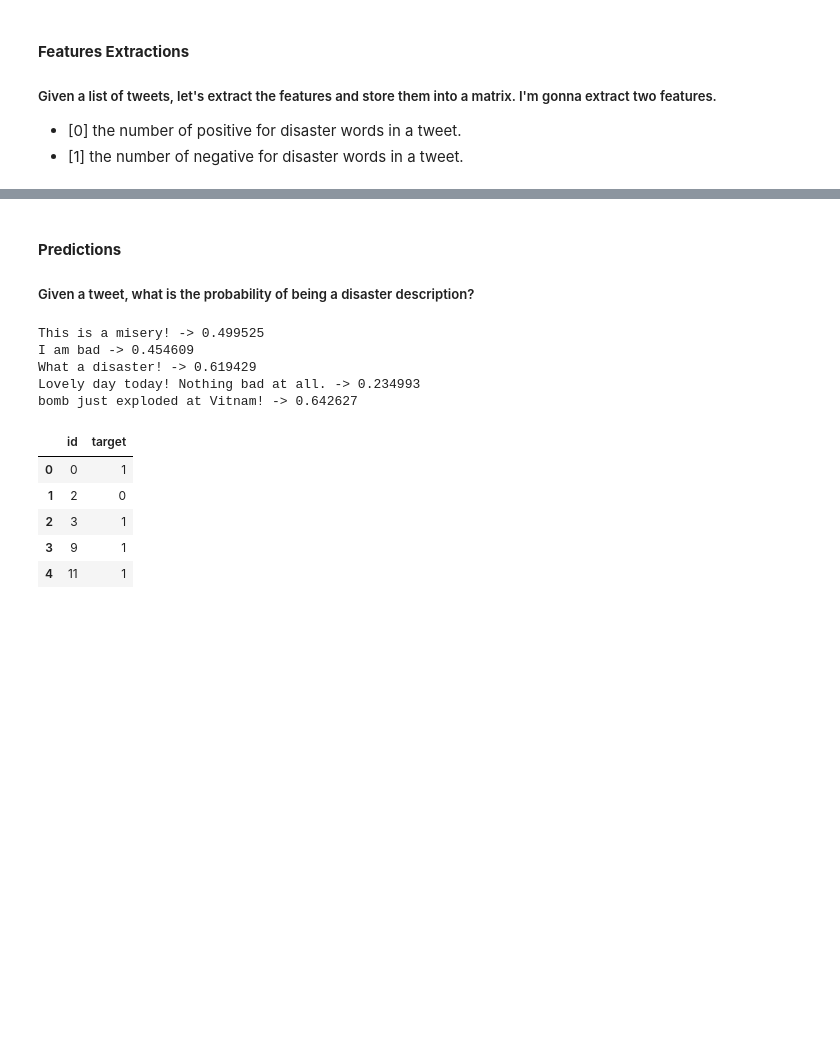
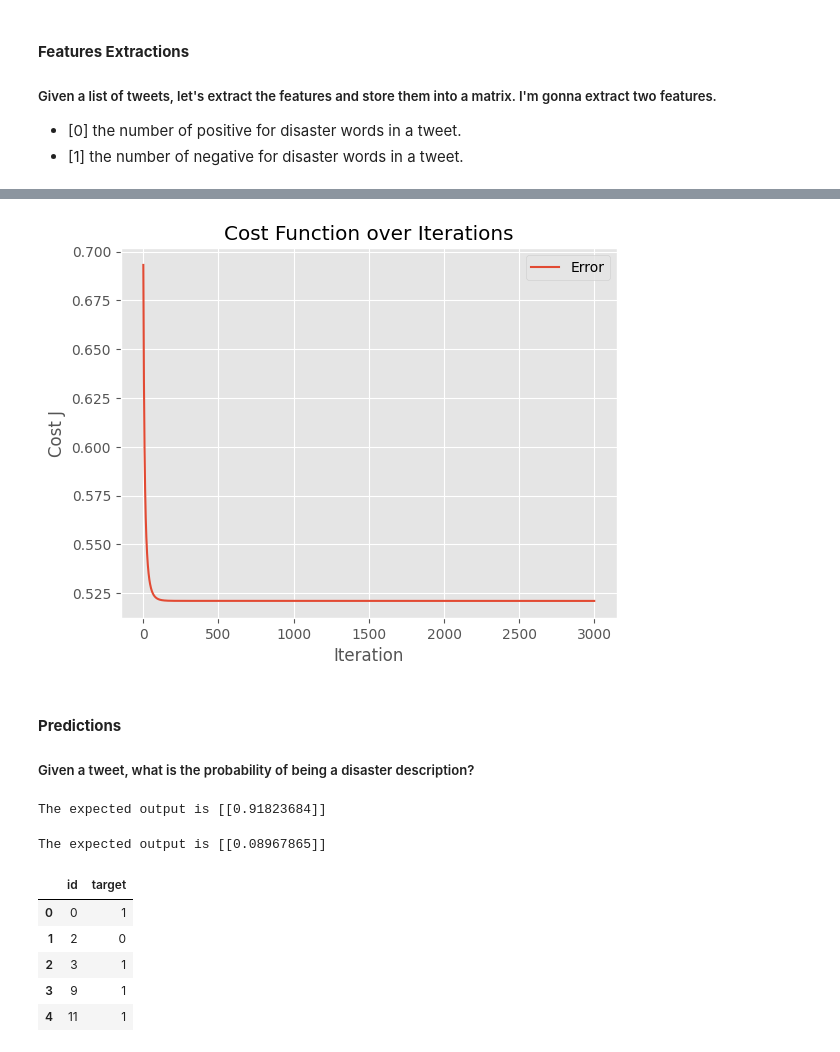
Before and after one commit to yvesemmanuel/nlp_disaster_tweets, a Jupyter notebook: Tweet_Disaster_Classification_logistic_regression.ipynb, the cells around one changed output, grey strips where cells are left out. Drawn from its saved outputs; the diff is of its cells as text; code cells hidden in the pictures; blank space fills up the shorter version.

```diff
--- a/Tweet_Disaster_Classification_logistic_regression.ipynb
+++ b/Tweet_Disaster_Classification_logistic_regression.ipynb
@@ -203,3 +229,10 @@ def extract_features(tweet, freqs):
 
     assert(x.shape == (1, 3)), "Invalid feature shape."
     return x
+# %%
+X = np.zeros((len(train_x), 3))
+n = len(train_y)
+Y = np.array(train_y).reshape((n, 1))
+
+for i in range(len(train_x)):
+    X[i, :] = extract_features(train_x[i], freqs)
@@ -219,3 +290,7 @@ The resulting vector of weights is [-2.382e-05, 0.00638387, -0.0082585]
+# %%
+plot_error_history(J_history)
+# %% [output]
+[figure, added]
 # %% [markdown]
 #### **Predictions**
 
@@ -225,15 +300,24 @@ def predict_tweet(tweet, freqs, theta):
     x = extract_features(tweet,freqs)
     y_pred = sigmoid(np.dot(x,theta))
     return y_pred
-# %%
-for tweet in ['This is a misery!', 'I am bad', 'What a disaster!', 'Lovely day today! Nothing bad at all.', 'bomb just exploded at Vitnam!']:
-    print('%s -> %f' % (tweet, predict_tweet(tweet, freqs, theta)))
-# %% [output]
-This is a misery! -> 0.499525
-I am bad -> 0.454609
-What a disaster! -> 0.619429
-Lovely day today! Nothing bad at all. -> 0.234993
-bomb just exploded at Vitnam! -> 0.642627
+# %%
+my_tweet = """
+For those who have been waiting for this scene...
+
+Now, a mass exodus of settlers from northern occupied Palestine have left their homes burning and are fleeing.
+"""
+p = predict_tweet(my_tweet, freqs, theta)
+print("The expected output is", p)
+# %% [output]
+The expected output is [[0.91823684]]
+# %%
+my_tweet = """
+My life is good now that I found you! I'm happy with u.
+"""
+p = predict_tweet(my_tweet, freqs, theta)
+print("The expected output is", p)
+# %% [output]
+The expected output is [[0.08967865]]
 # %%
 preds = []
 ids = []
```
Also changed, not shown: parts of 31 cells of this notebook, 14 other files.
